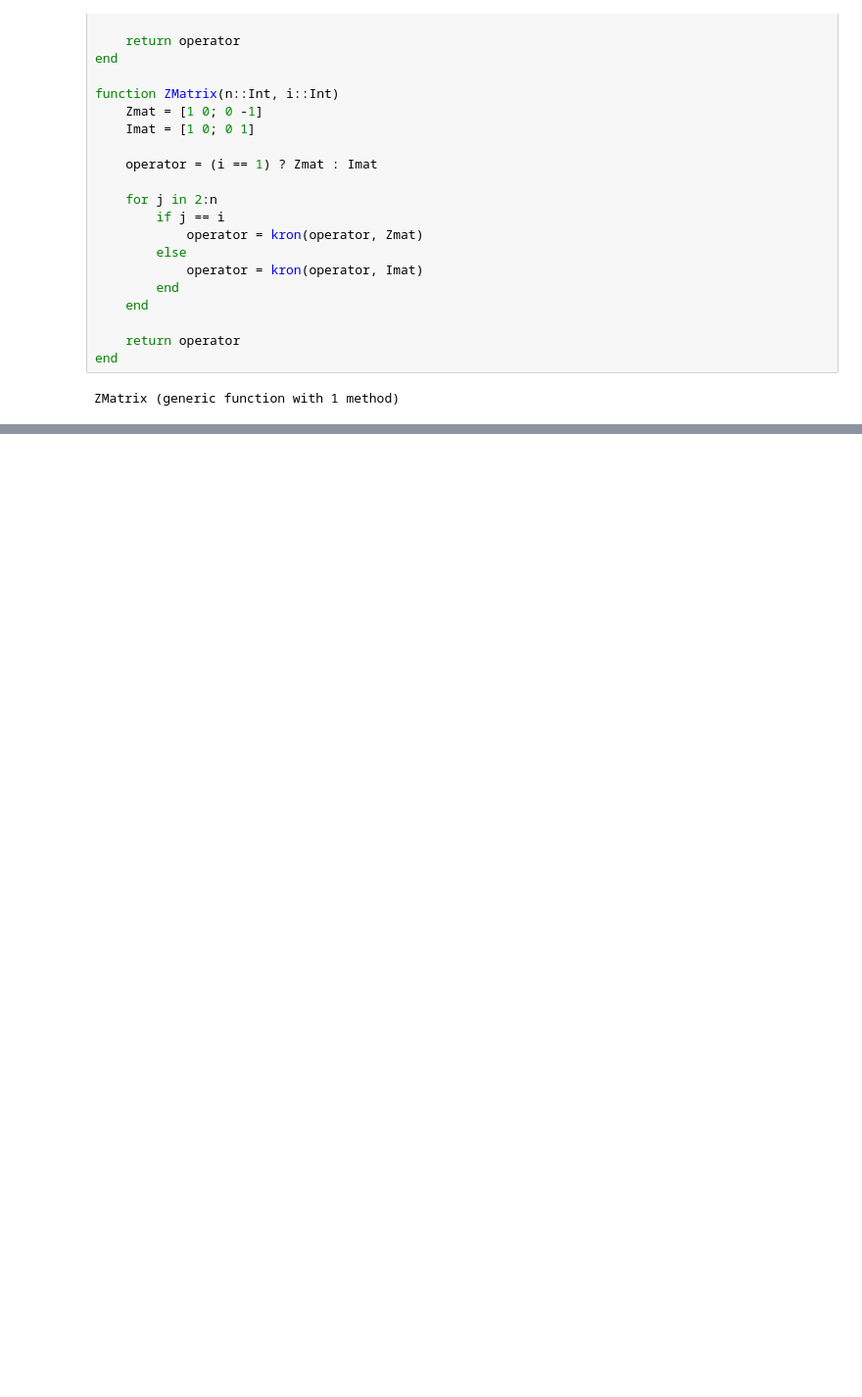
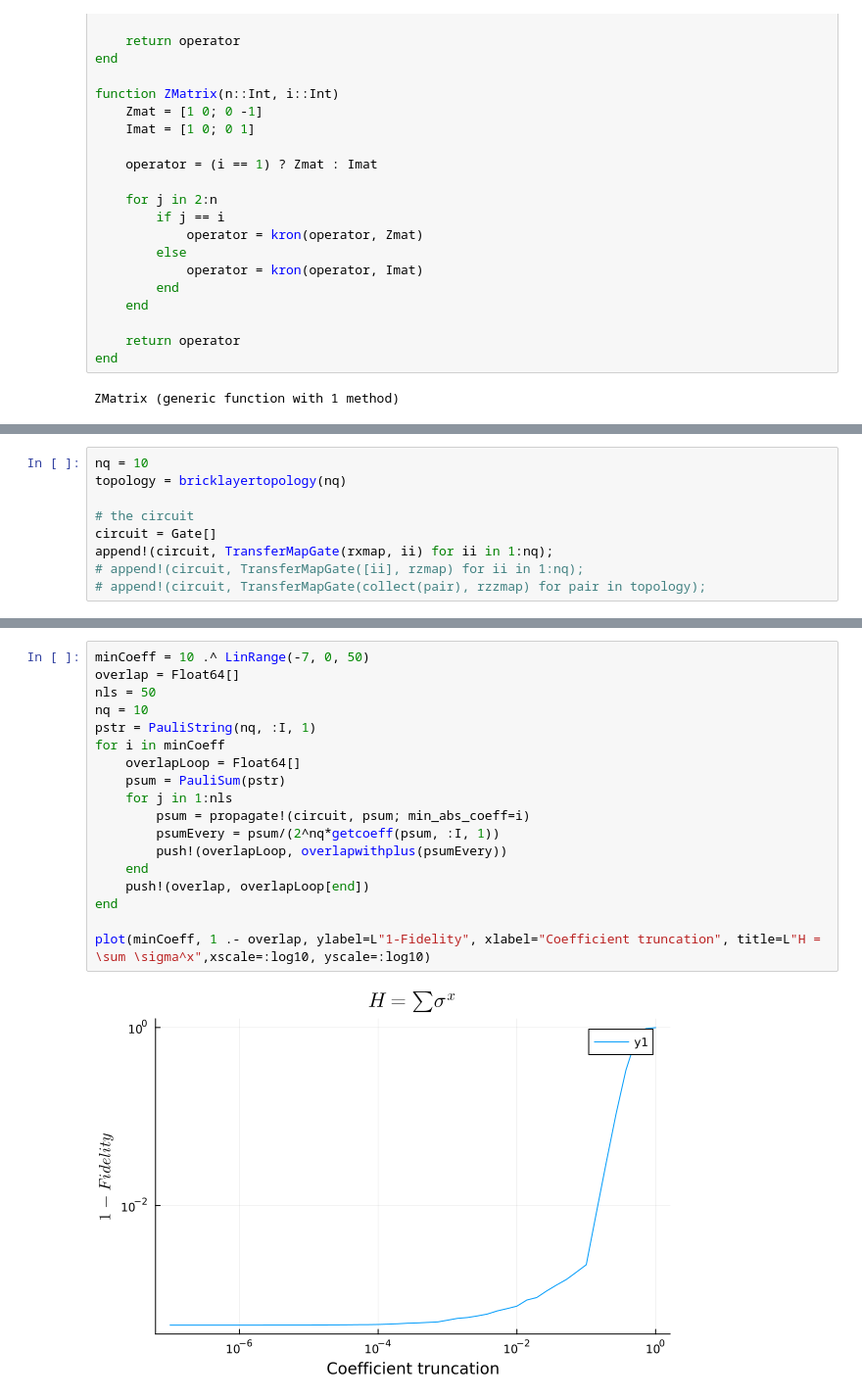
Before and after one commit to wrightjandrew/ImaginaryTimeEvolutionPauliPropagation, a Jupyter notebook: imaginaryTimeEvolution/proof_of_princ_thermal_state_prep (1).ipynb, the cells around one changed output, grey strips where cells are left out. Shown at 98% size. Cells and saved outputs as stored; diff of their text form; blank space fills up the shorter version.

Commit message:
added truncation tests + two norm distance comparison

```diff
--- a/imaginaryTimeEvolution/proof_of_princ_thermal_state_prep (1).ipynb
+++ b/imaginaryTimeEvolution/proof_of_princ_thermal_state_prep (1).ipynb
@@ -221,0 +223,9 @@ plot!(beta, overlapsEvery, ylabel="Fidelity with |+><+|", xlabel=L"\beta", label
+# %%
+nq = 10
+topology = bricklayertopology(nq)
+
+# the circuit
+circuit = Gate[]
+append!(circuit, TransferMapGate(rxmap, ii) for ii in 1:nq);
+# append!(circuit, TransferMapGate([ii], rzmap) for ii in 1:nq);
+# append!(circuit, TransferMapGate(collect(pair), rzzmap) for pair in topology);
@@ -221,0 +244,20 @@ plot!(beta, overlapsEvery, ylabel="Fidelity with |+><+|", xlabel=L"\beta", label
+# %%
+minCoeff = 10 .^ LinRange(-7, 0, 50)
+overlap = Float64[]
+nls = 50
+nq = 10
+pstr = PauliString(nq, :I, 1)
+for i in minCoeff
+    overlapLoop = Float64[]
+    psum = PauliSum(pstr)
+    for j in 1:nls
+        psum = propagate!(circuit, psum; min_abs_coeff=i)
+        psumEvery = psum/(2^nq*getcoeff(psum, :I, 1))
+        push!(overlapLoop, overlapwithplus(psumEvery))
+    end
+    push!(overlap, overlapLoop[end])
+end
+
+plot(minCoeff, 1 .- overlap, ylabel=L"1-Fidelity", xlabel="Coefficient truncation", title=L"H = \sum \sigma^x",xscale=:log10, yscale=:log10)
+# %% [output]
+[figure, added]
```
Also changed, not shown: parts of 18 cells of this notebook, 2 other files.
